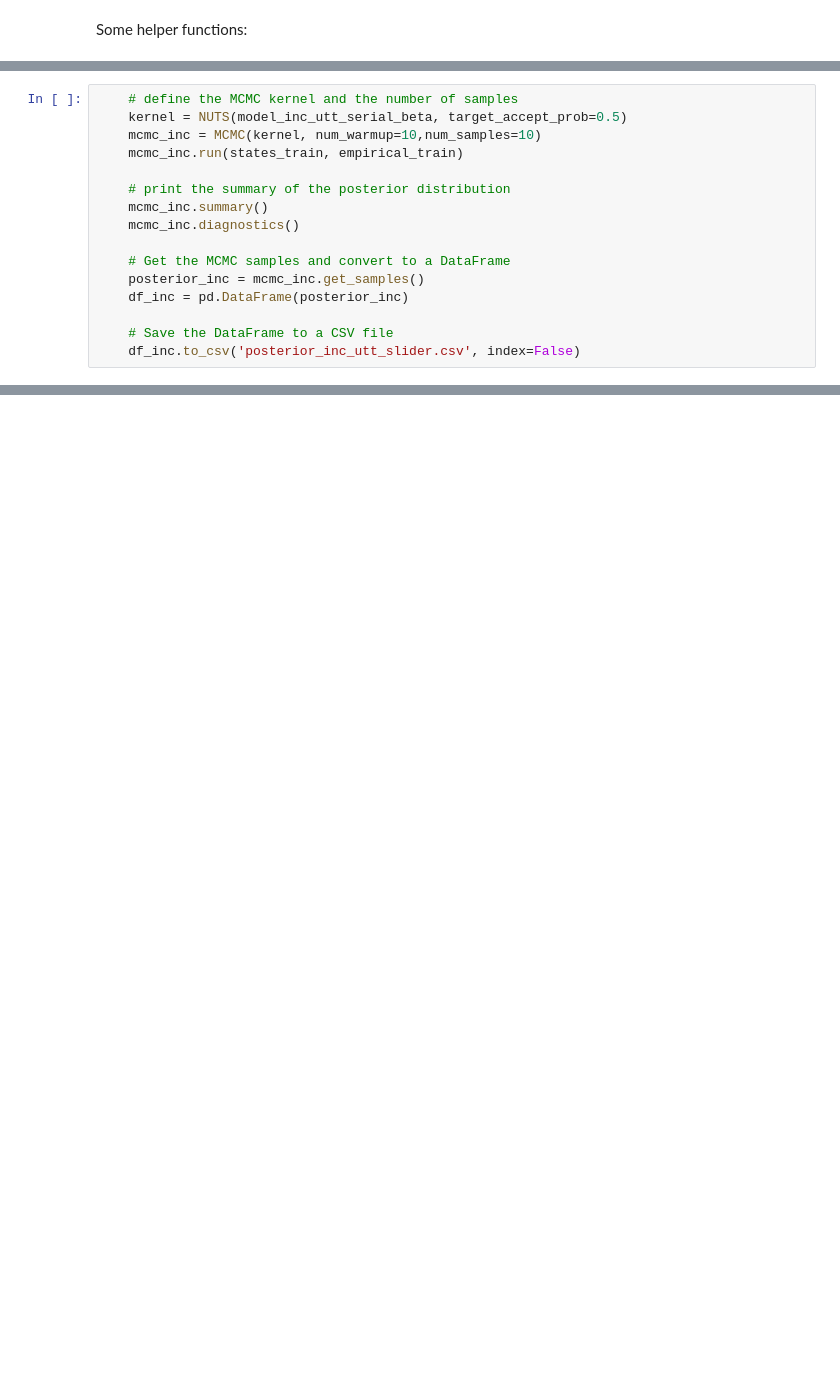
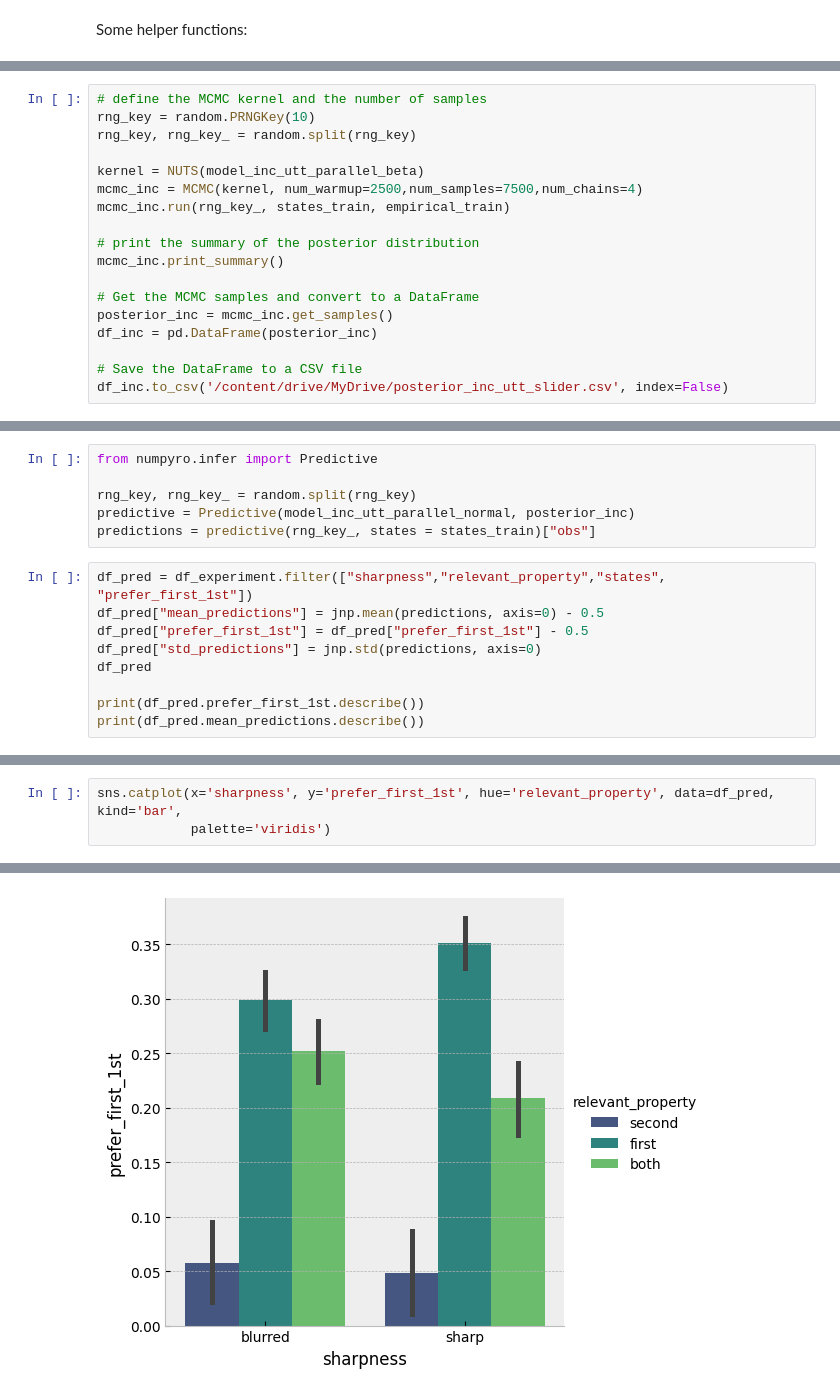
Before and after one commit to HeningWang/numpyro_adjective_modelling, a Jupyter notebook: numpyro_slider_MCMC.ipynb, the cells around one changed output, grey strips where cells are left out. Drawn from its saved outputs; the diff is of its cells as text; blank space fills up the shorter version.

```diff
--- a/numpyro_slider_MCMC.ipynb
+++ b/numpyro_slider_MCMC.ipynb
@@ -168,17 +432,19 @@ from numpyro.infer import MCMC, NUTS
 # %%
-    # define the MCMC kernel and the number of samples
-    kernel = NUTS(model_inc_utt_serial_beta, target_accept_prob=0.5)
-    mcmc_inc = MCMC(kernel, num_warmup=10,num_samples=10)
-    mcmc_inc.run(states_train, empirical_train)
+# define the MCMC kernel and the number of samples
+rng_key = random.PRNGKey(10)
+rng_key, rng_key_ = random.split(rng_key)
 
-    # print the summary of the posterior distribution
-    mcmc_inc.summary()
-    mcmc_inc.diagnostics()
+kernel = NUTS(model_inc_utt_parallel_beta)
+mcmc_inc = MCMC(kernel, num_warmup=2500,num_samples=7500,num_chains=4)
+mcmc_inc.run(rng_key_, states_train, empirical_train)
 
-    # Get the MCMC samples and convert to a DataFrame
-    posterior_inc = mcmc_inc.get_samples()
-    df_inc = pd.DataFrame(posterior_inc)
+# print the summary of the posterior distribution
+mcmc_inc.print_summary()
 
-    # Save the DataFrame to a CSV file
-    df_inc.to_csv('posterior_inc_utt_slider.csv', index=False)
+# Get the MCMC samples and convert to a DataFrame
+posterior_inc = mcmc_inc.get_samples()
+df_inc = pd.DataFrame(posterior_inc)
+
+# Save the DataFrame to a CSV file
+df_inc.to_csv('/content/drive/MyDrive/posterior_inc_utt_slider.csv', index=False)
 # %% [output]
@@ -185,0 +460,15 @@ AttributeError: ignored
+# %%
+from numpyro.infer import Predictive
+
+rng_key, rng_key_ = random.split(rng_key)
+predictive = Predictive(model_inc_utt_parallel_normal, posterior_inc)
+predictions = predictive(rng_key_, states = states_train)["obs"]
+# %%
+df_pred = df_experiment.filter(["sharpness","relevant_property","states", "prefer_first_1st"])
+df_pred["mean_predictions"] = jnp.mean(predictions, axis=0) - 0.5
+df_pred["prefer_first_1st"] = df_pred["prefer_first_1st"] - 0.5
+df_pred["std_predictions"] = jnp.std(predictions, axis=0)
+df_pred
+
+print(df_pred.prefer_first_1st.describe())
+print(df_pred.mean_predictions.describe())
@@ -185,0 +516,4 @@ AttributeError: ignored
+# %%
+sns.catplot(x='sharpness', y='prefer_first_1st', hue='relevant_property', data=df_pred, kind='bar',
+            palette='viridis')
+# %% [output]
@@ -185,0 +521 @@ AttributeError: ignored
+[figure, added]
```
Also changed, not shown: parts of 31 cells of this notebook.
